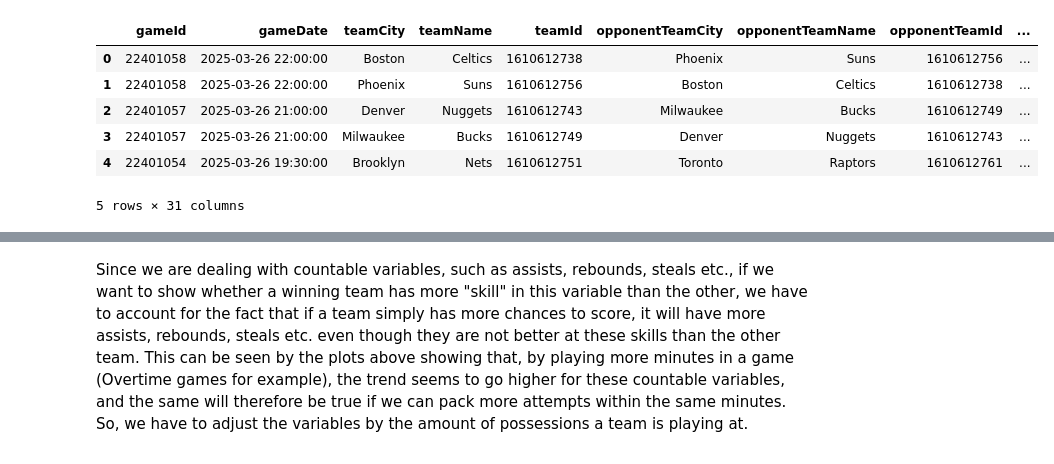
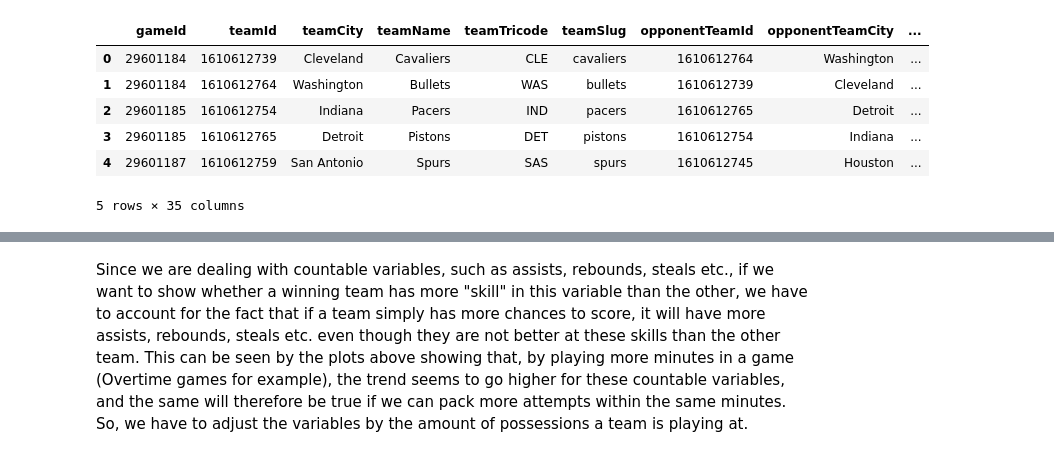
Before and after one commit to 5v3nn/uzh-esc403-data-science-project-nba, a Jupyter notebook: winning_teams.ipynb, the cells around one changed output, grey strips where cells are left out. Cells and saved outputs as stored; diff of their text form; code cells hidden in the pictures.

```diff
--- a/winning_teams.ipynb
+++ b/winning_teams.ipynb
@@ -22,16 +22,16 @@ if USE_DRIVE:
     from google.colab import drive
     drive.mount('/content/drive')
 # %%
-team_statistics_df = pd.read_csv(os.path.join(DATA_PATH, "team_statistics.csv"))
+team_statistics_df = pd.read_csv(os.path.join(DATA_PATH, "team_statistics_v2.csv"))
 team_statistics_df.head()
 # %% [output]
-|  | gameId | gameDate | teamCity | teamName | teamId | opponentTeamCity | opponentTeamName | opponentTeamId | ... |
-| 0 | 22401058 | 2025-03-26 22:00:00 | Boston | Celtics | 1610612738 | Phoenix | Suns | 1610612756 | ... |
-| 1 | 22401058 | 2025-03-26 22:00:00 | Phoenix | Suns | 1610612756 | Boston | Celtics | 1610612738 | ... |
-| 2 | 22401057 | 2025-03-26 21:00:00 | Denver | Nuggets | 1610612743 | Milwaukee | Bucks | 1610612749 | ... |
-| 3 | 22401057 | 2025-03-26 21:00:00 | Milwaukee | Bucks | 1610612749 | Denver | Nuggets | 1610612743 | ... |
-| 4 | 22401054 | 2025-03-26 19:30:00 | Brooklyn | Nets | 1610612751 | Toronto | Raptors | 1610612761 | ... |
+|  | gameId | teamId | teamCity | teamName | teamTricode | teamSlug | opponentTeamId | opponentTeamCity | ... |
+| 0 | 29601184 | 1610612739 | Cleveland | Cavaliers | CLE | cavaliers | 1610612764 | Washington | ... |
+| 1 | 29601184 | 1610612764 | Washington | Bullets | WAS | bullets | 1610612739 | Cleveland | ... |
+| 2 | 29601185 | 1610612754 | Indiana | Pacers | IND | pacers | 1610612765 | Detroit | ... |
+| 3 | 29601185 | 1610612765 | Detroit | Pistons | DET | pistons | 1610612754 | Indiana | ... |
+| 4 | 29601187 | 1610612759 | San Antonio | Spurs | SAS | spurs | 1610612745 | Houston | ... |
-5 rows × 31 columns
+5 rows × 35 columns
 # %%
 cols = ["home", "teamScore", "assists", "blocks", "steals", "fieldGoalsAttempted", "fieldGoalsMade", "fieldGoalsPercentage", "threePointersAttempted", "threePointersMade", "threePointersPercentage", "freeThrowsAttempted", "freeThrowsMade", "freeThrowsPercentage", "reboundsDefensive", "reboundsOffensive", "reboundsTotal", "foulsPersonal", "turnovers"]
 
```
Also changed, not shown: parts of 22 cells of this notebook, 3 other files.
